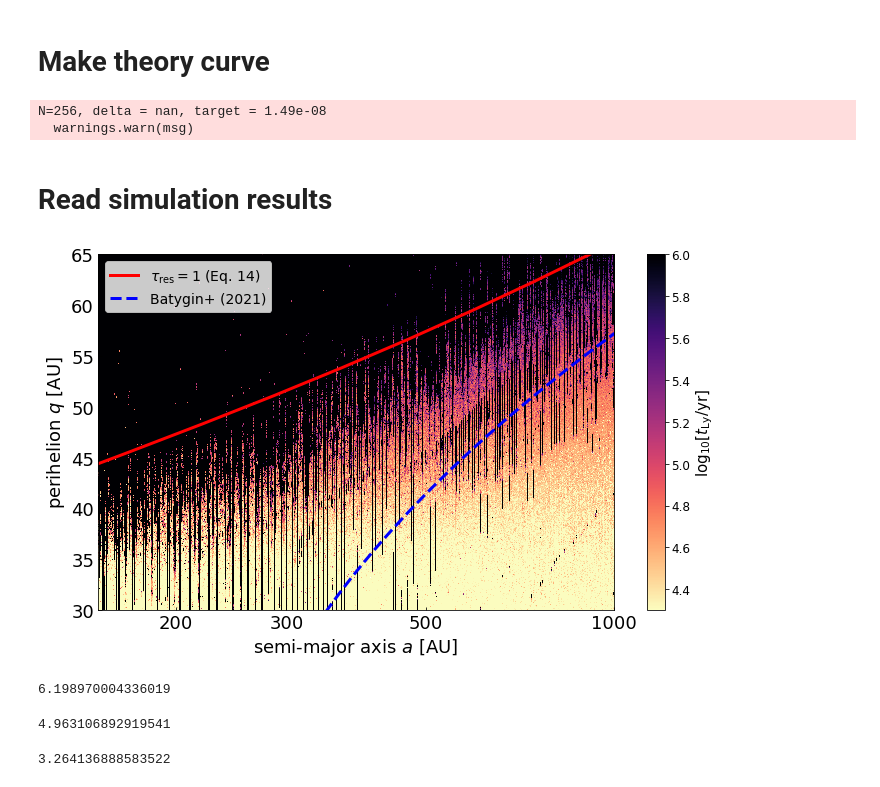
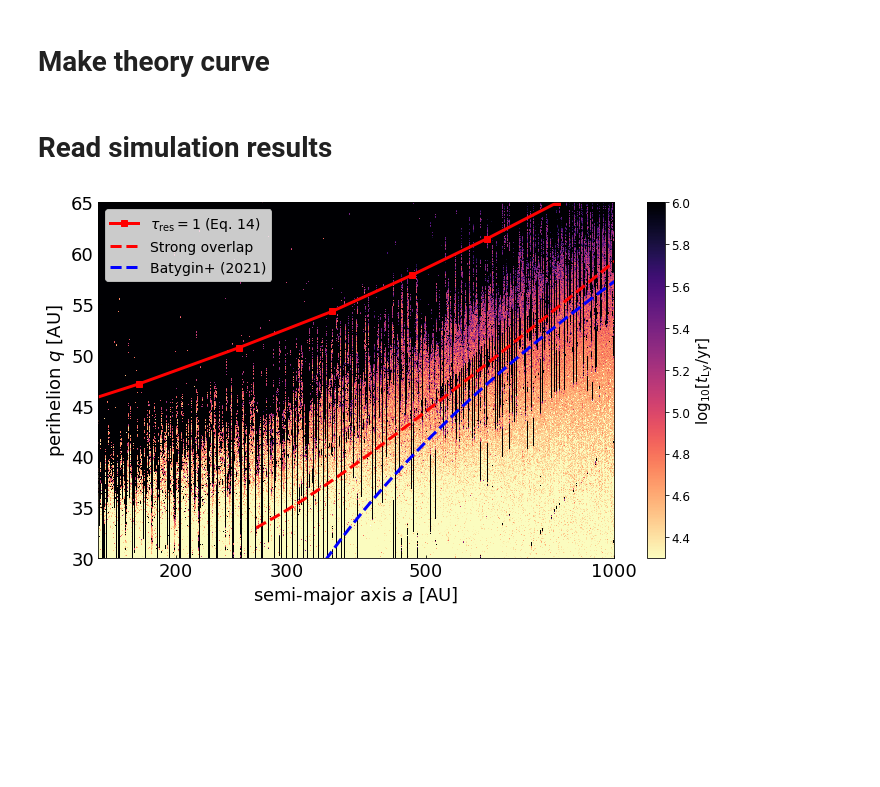
Before and after one commit to shadden/encounter_map_and_instability_timescale, a Jupyter notebook: notebooks/MEGNO_result_Plot.ipynb, the cells around one changed output. Saved outputs shown, nothing was run; the diff lists cells and outputs as text; code cells hidden in the pictures; blank space fills up the shorter version.

```diff
--- a/notebooks/MEGNO_result_Plot.ipynb
+++ b/notebooks/MEGNO_result_Plot.ipynb
@@ -134,19 +102,29 @@ def get_eps_crit(cmap):
 # %%
-cmap._kmax = 32
+cmap._kmax = 24
+qvals = np.linspace(40,65,8)
 
-qvals = np.linspace(40,65,10)
+eps_crits_2nd_order = np.zeros(len(qvals))
 eps_crits = np.zeros(len(qvals))
+
 reset = True
-for q in qvals:
-    for i,q in enumerate(qvals):
-        if q>1.8*30 and reset:
-            cmap._kmax = 12
-            reset = False
-        cmap.q = q/30
-        eps_crit = get_eps_crit(cmap)
-        eps_crits[i] = eps_crit
+
+for i,q in enumerate(qvals):
+    if q>1.8*30 and reset:
+        cmap._kmax = 12
+        reset = False
+    cmap.q = q/30
+    eps_crit = cmap.get_eps_crit()
+    eps_crits[i] = eps_crit
+    eps_crits_2nd_order[i] = cmap.get_eps_crit(kmax=2)
-# %% [output]
-N=256, delta = nan, target = 1.49e-08
-  warnings.warn(msg)
+# %%
+qvals_more = np.linspace(33,40,5,endpoint=False)
+cmap.kmax = 30
+eps_crits_2nd_order_more = np.zeros(len(qvals_more))
+eps_crits_more = np.zeros(len(qvals_more))
+for i,q in enumerate(qvals_more):
+    cmap.q = q/30
+    eps_crit = cmap.get_eps_crit()
+    eps_crits_more[i] = eps_crit
+    eps_crits_2nd_order_more[i] = cmap.get_eps_crit(kmax=2)
 # %%
 a_crit = (eps_crits / 5.15e-5/3)**(2/5)
@@ -153,3 +132,10 @@ a_crit = (eps_crits / 5.15e-5/3)**(2/5)
+# %%
+qvals_all = np.concatenate((qvals_more,qvals))
+eps_crits_all = np.concatenate((eps_crits_more,eps_crits))
+eps_crits_2nd_order_all = np.concatenate((eps_crits_2nd_order_more,eps_crits_2nd_order))
+# %%
+a_crit = (eps_crits_all / 5.15e-5/3)**(2/5)
+a_crit_so = (eps_crits_2nd_order_all / 5.15e-5/3)**(2/5)
 # %% [markdown]
 # Read simulation results
 # %%
@@ -177,39 +163,30 @@ def qcrit_batygin(a,aN = 30,mN = 5.15e-5):
 # %%
 fig=plt.figure(figsize=(10,6))
 plt.tick_params(direction='in',labelsize=18)
 xticks = [200,300,500,1_000]
 plt.xticks(np.log10(xticks),labels=["{}".format(x) for x in xticks])
 ax = plt.gca()
 im=plt.imshow(
     vals,
     interpolation="none",vmin=4.3,vmax=6,
     cmap="magma_r",origin="lower",aspect="auto",
     extent=[np.log10(150),3,30,65]
 )
 cb = plt.colorbar(im, ax=ax)
 cb.ax.tick_params(labelsize=12)
 cb.set_label(r"$\log_{10}[t_\mathrm{Ly}/\mathrm{yr}]$",size=15)
-plt.plot(np.log10(30*a_crit),qvals,color='r',lw=3,label=r"$\tau_\mathrm{res} = 1$ (Eq. 14)")
+
+plt.plot(np.log10(30*a_crit),qvals_all,marker='s',color='r',lw=3,label=r"$\tau_\mathrm{res} = 1$ (Eq. 14)")
+plt.plot(np.log10(30*a_crit_so),qvals_all,ls='--',color='r',lw=3,label=r"Strong overlap")
+
 a = np.geomspace(150,1e3)
 plt.plot(np.log10(a),qcrit_batygin(a),color='b',lw=3,ls='--',label=r"Batygin+ (2021)")
 plt.xlim(np.log10(150),np.log10(1e3))
 plt.ylim(30,65)
 plt.legend(loc='upper left',fontsize=14)
 plt.xlabel("semi-major axis $a$ [AU]",fontsize=18)
 plt.ylabel("perihelion $q$ [AU]",fontsize=18)
 plt.tight_layout()
 #plt.savefig("../figures/MEGNO_map.png")
 # %% [output]
-[figure, old version]
+[figure, new version]
-# %%
-np.log10(1000**(1.5) * 50)
-# %% [output]
-6.198970004336019
-# %%
-np.log10(150**(1.5) * 50)
-# %% [output]
-4.963106892919541
-# %%
-np.log10(150**(1.5) * 1)
-# %% [output]
-3.264136888583522
```
Also changed, not shown: parts of 12 cells of this notebook, 1 other file.
